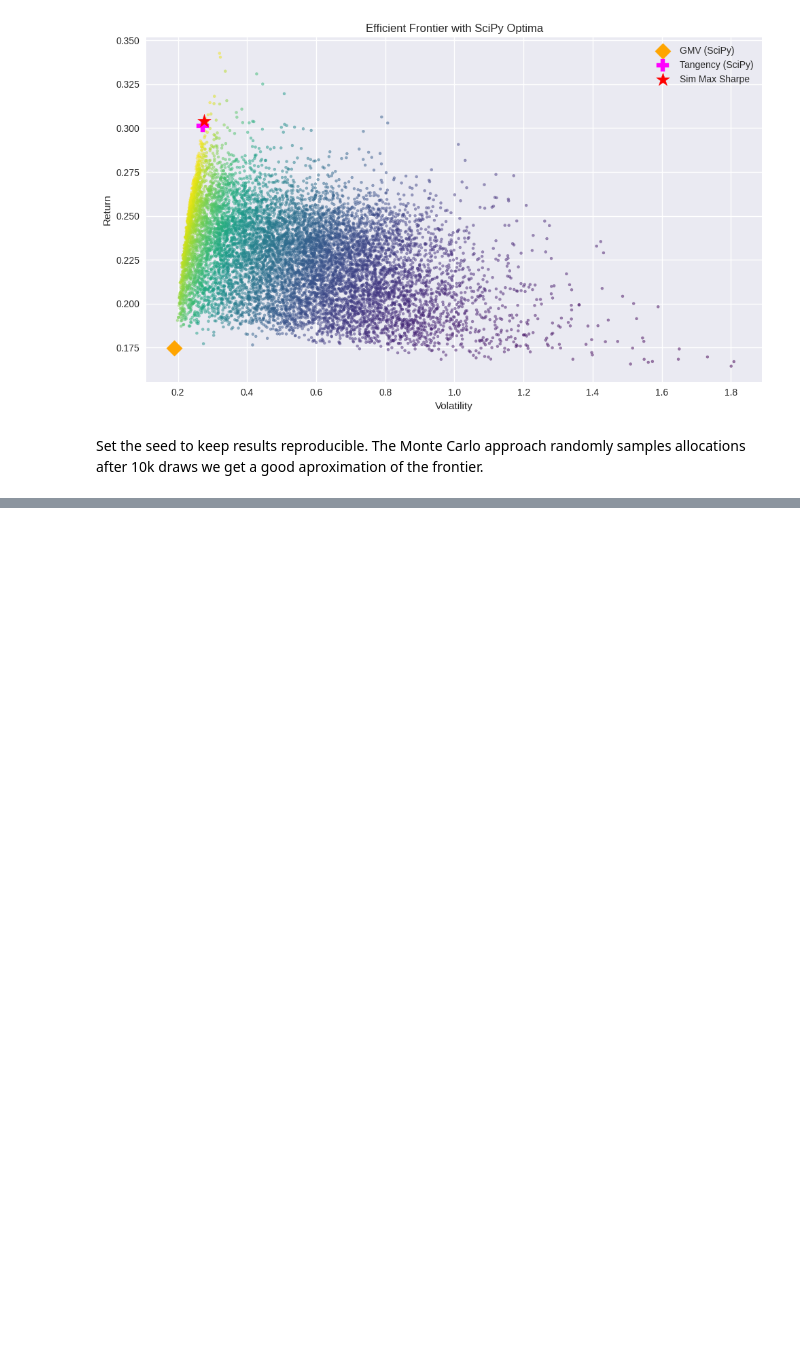
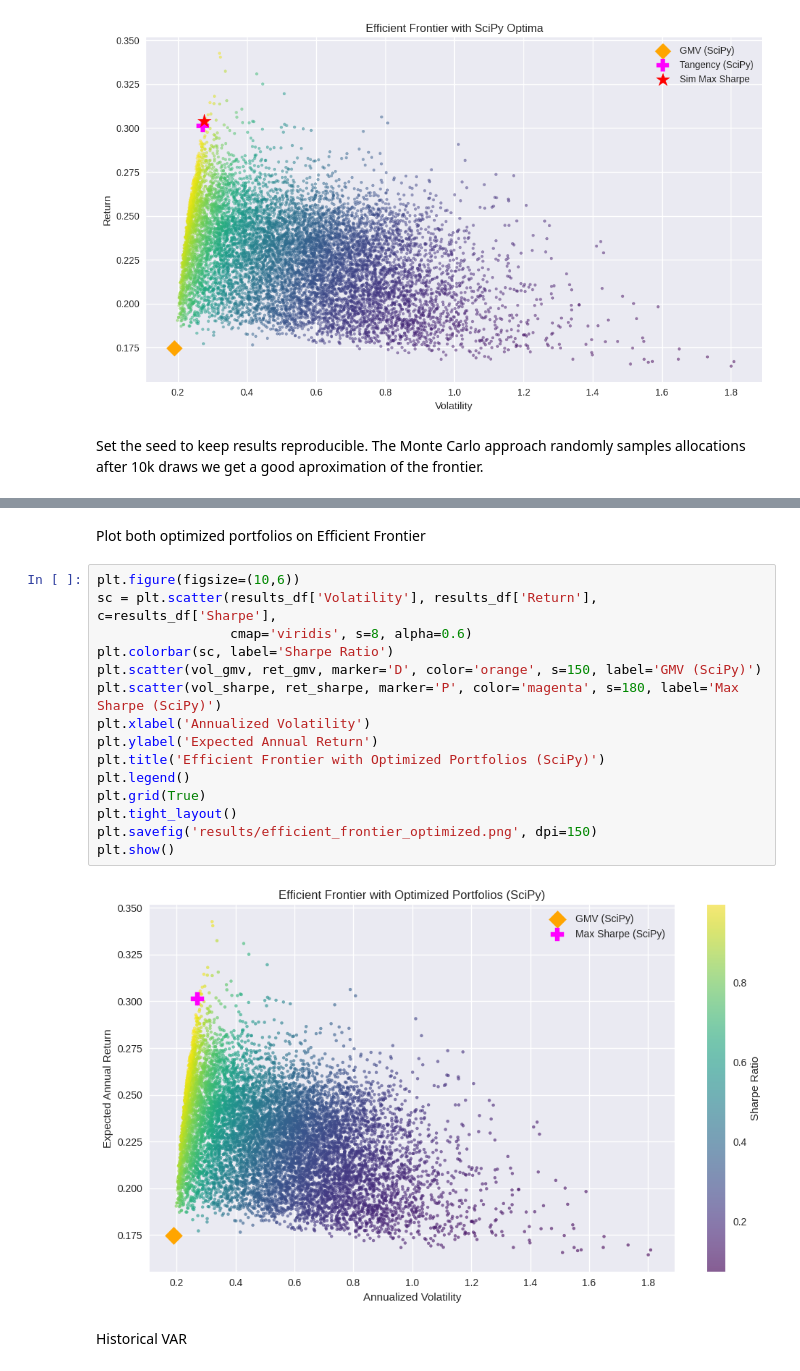
Before and after one commit to Cheeetohz/tissue-paper-box, a Jupyter notebook: Tissue_paper_box.ipynb, the cells around one changed output, grey strips where cells are left out. Drawn from its saved outputs; the diff is of its cells as text; blank space fills up the shorter version.

Commit message:
feat: optimize portfolio (SciPy)

```diff
--- a/Tissue_paper_box.ipynb
+++ b/Tissue_paper_box.ipynb
@@ -345,0 +423,21 @@ Set the seed to keep results reproducible. The Monte Carlo approach randomly sam
+# %% [markdown]
+Plot both optimized portfolios on Efficient Frontier
+# %%
+plt.figure(figsize=(10,6))
+sc = plt.scatter(results_df['Volatility'], results_df['Return'], c=results_df['Sharpe'],
+                 cmap='viridis', s=8, alpha=0.6)
+plt.colorbar(sc, label='Sharpe Ratio')
+plt.scatter(vol_gmv, ret_gmv, marker='D', color='orange', s=150, label='GMV (SciPy)')
+plt.scatter(vol_sharpe, ret_sharpe, marker='P', color='magenta', s=180, label='Max Sharpe (SciPy)')
+plt.xlabel('Annualized Volatility')
+plt.ylabel('Expected Annual Return')
+plt.title('Efficient Frontier with Optimized Portfolios (SciPy)')
+plt.legend()
+plt.grid(True)
+plt.tight_layout()
+plt.savefig('results/efficient_frontier_optimized.png', dpi=150)
+plt.show()
+# %% [output]
+[figure, added]
+# %% [markdown]
+Historical VAR
```
Also changed, not shown: parts of 9 cells of this notebook.
